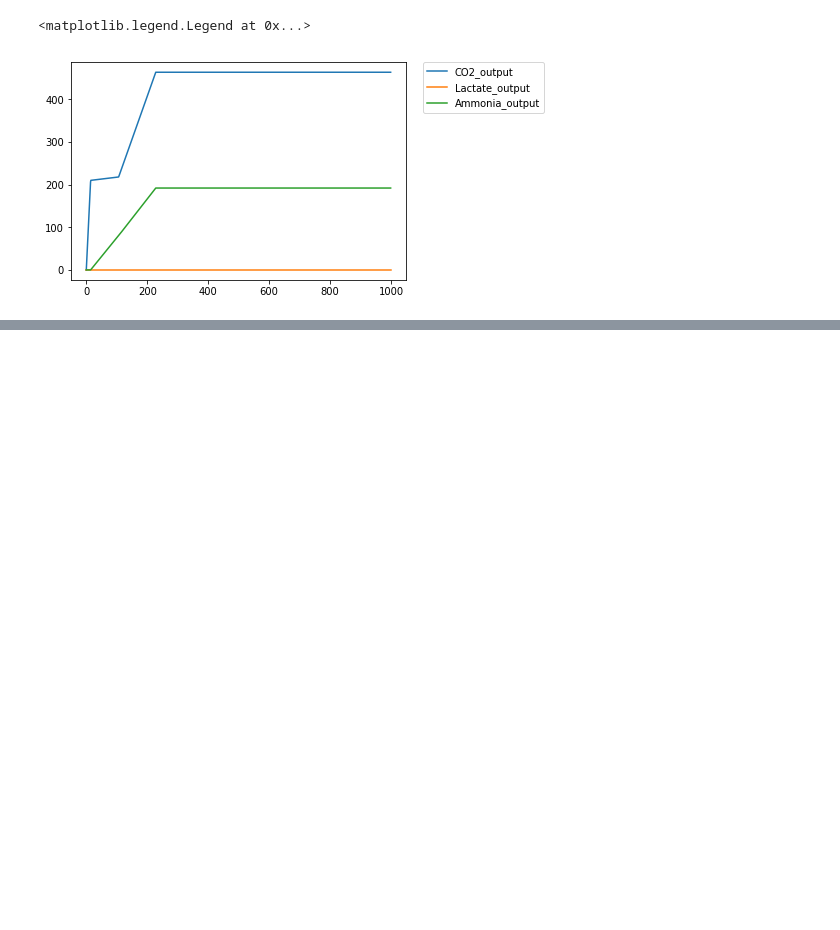
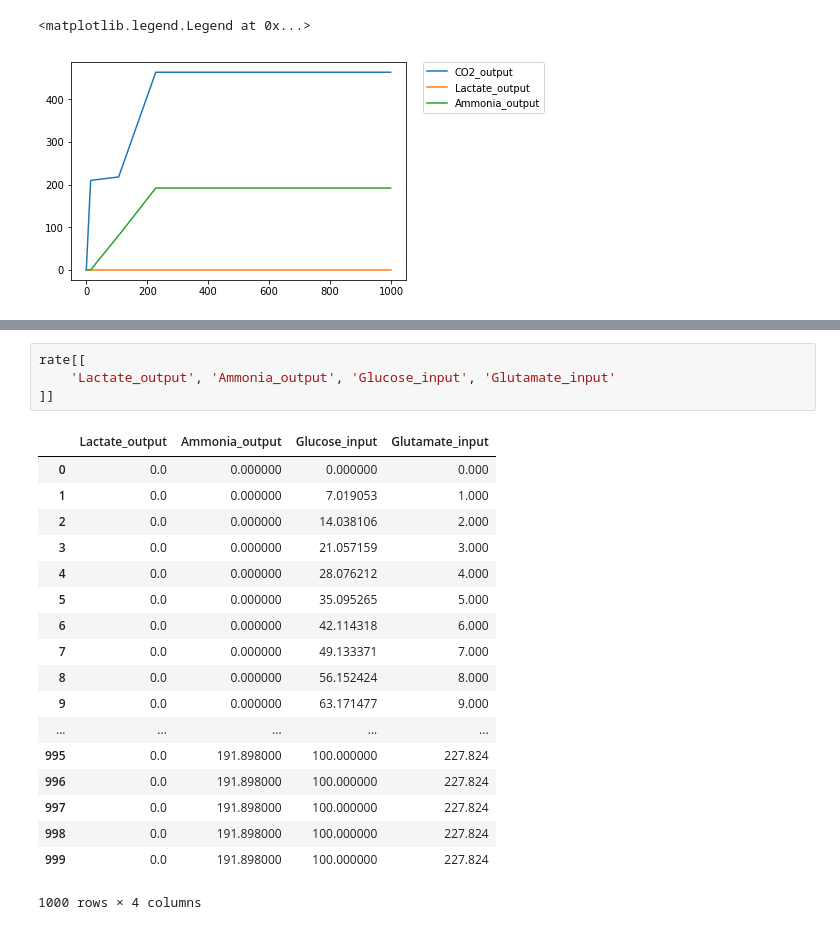
Before and after one commit to inoue0426/Cancer_cell_modeling_using_FBA, a Jupyter notebook: code/BIOMASS Rate Test by Glutamate.ipynb, the cells around one changed output, grey strips where cells are left out. Cells and saved outputs as stored; diff of their text form; blank space fills up the shorter version.

```diff
--- a/code/BIOMASS Rate Test by Glutamate.ipynb
+++ b/code/BIOMASS Rate Test by Glutamate.ipynb
@@ -250,0 +254,23 @@ rate['Oxygen_input'].plot()
+# %%
+rate[[
+    'Lactate_output', 'Ammonia_output', 'Glucose_input', 'Glutamate_input'
+]]
+# %% [output]
+|  | Lactate_output | Ammonia_output | Glucose_input | Glutamate_input |
+| 0 | 0.0 | 0.000000 | 0.000000 | 0.000 |
+| 1 | 0.0 | 0.000000 | 7.019053 | 1.000 |
+| 2 | 0.0 | 0.000000 | 14.038106 | 2.000 |
+| 3 | 0.0 | 0.000000 | 21.057159 | 3.000 |
+| 4 | 0.0 | 0.000000 | 28.076212 | 4.000 |
+| 5 | 0.0 | 0.000000 | 35.095265 | 5.000 |
+| 6 | 0.0 | 0.000000 | 42.114318 | 6.000 |
+| 7 | 0.0 | 0.000000 | 49.133371 | 7.000 |
+| 8 | 0.0 | 0.000000 | 56.152424 | 8.000 |
+| 9 | 0.0 | 0.000000 | 63.171477 | 9.000 |
+| ... | ... | ... | ... | ... |
+| 995 | 0.0 | 191.898000 | 100.000000 | 227.824 |
+| 996 | 0.0 | 191.898000 | 100.000000 | 227.824 |
+| 997 | 0.0 | 191.898000 | 100.000000 | 227.824 |
+| 998 | 0.0 | 191.898000 | 100.000000 | 227.824 |
+| 999 | 0.0 | 191.898000 | 100.000000 | 227.824 |
+1000 rows × 4 columns
```
Also changed, not shown: parts of 3 cells of this notebook, 10 other files.
